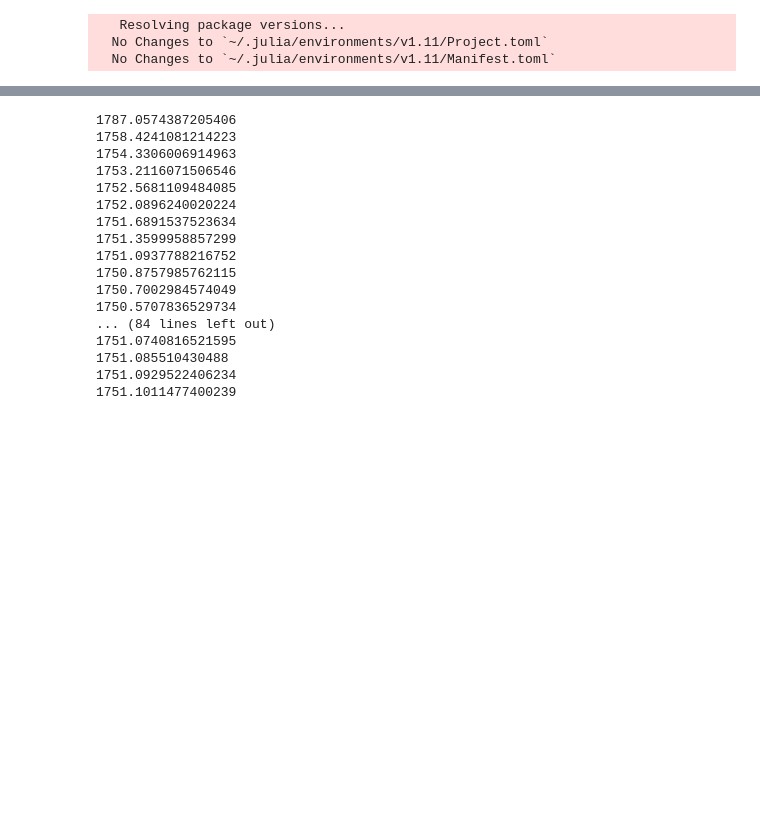
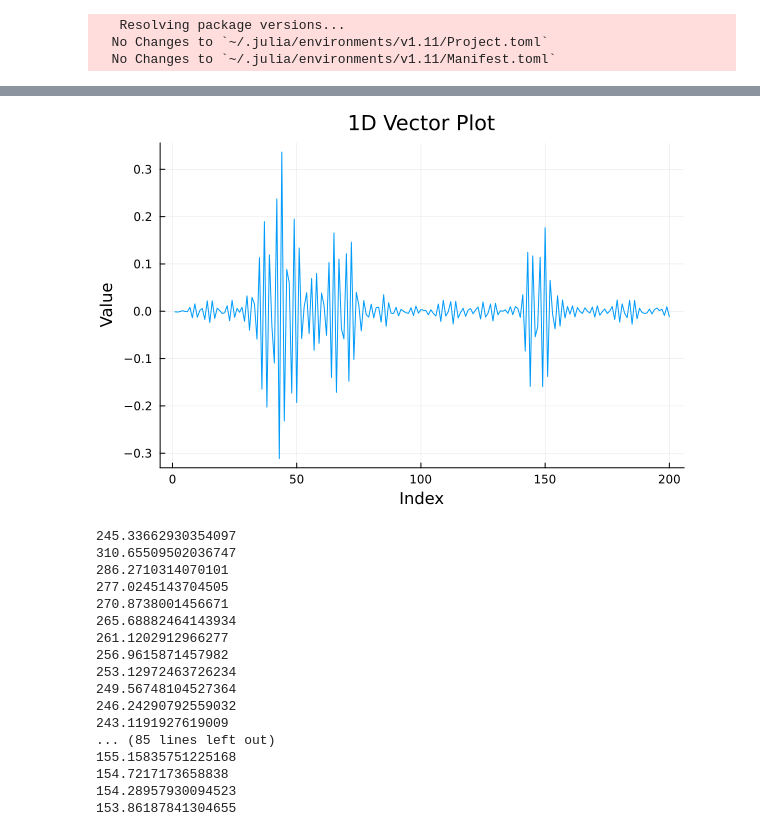
Before and after one commit to devbanthia/DataProcessing, a Jupyter notebook: cw4/DP-CW4-CIDxxxxxxxx.ipynb, the cells around one changed output, grey strips where cells are left out. Drawn from its saved outputs; the diff is of its cells as text; code cells hidden in the pictures; blank space fills up the shorter version.

```diff
--- a/cw4/DP-CW4-CIDxxxxxxxx.ipynb
+++ b/cw4/DP-CW4-CIDxxxxxxxx.ipynb
@@ -292,3 +348,7 @@ plot(p1)
+# %%
+plot(clean_signal, title="1D Vector Plot", xlabel="Index", ylabel="Value", legend=false)
+# %% [output]
+[figure, added]
 # %%
 using LinearAlgebra
 
@@ -301,7 +361,7 @@ Z1 = A.Q13_data_Z1
 Z2 = A.Q13_data_Z2
 alpha = A.Q13_data_alpha
 
-alpha = 0.5
+# alpha = 0.5
 
 
 function update_W1(Z1, X)
@@ -319,8 +379,13 @@ function update_W2(Z2, X1)
     return W2, grad_W2
 end
 
-function update_X1(Z1)
-    return  max.(Z1, 0)
+function update_X1(W2, Z2, Z1)
+
+    X1 = pinv(W2'*W2 + I)*(W2'*Z2 - max.(Z1, 0))
+
+    grad_X1 = norm((W2' * Z2) - (W2' * W2 * X1) + X1 - max.(Z1, 0))
+
+    return X1, grad_X1
 end
 
 
@@ -335,7 +400,7 @@ function proximal_relu_matrix(a::AbstractMatrix, b::AbstractMatrix, λ::Real)
 
             return (a_ij + λ * b_ij) / (1 + λ)
 
-        elseif (-a_ij <= λ * b_ij) && (λ * b_ij < threshold) && (threshold < 0)
+        elseif (-a_ij <= λ * b_ij) && (λ * b_ij <= threshold) && (threshold < 0)
             return b_ij
 
         elseif term < 0
@@ -350,7 +415,7 @@ end
 
 W1, grad_W1 = update_W1(Z1, X)
 W2, grad_W2 = update_W2(Z2, X1)
-X1 = update_X1(Z1)
+X1, grad_X1 = update_X1(W2, Z2, Z1)
 
 a = y
 b = W2*X1
@@ -366,13 +431,15 @@ Z1 = proximal_relu_matrix(a::AbstractMatrix, b::AbstractMatrix, alpha)
 function BCD(Z1, X, Z2, X1, W1, W2, alpha, y)
 
     for i in 1:100
-        println(norm(y-max.(Z2, 0)))
         W1, grad_W1 = update_W1(Z1, X)
         W2, grad_W2 = update_W1(Z2, X1)
-        X1 = update_X1(Z1)
+        X1, grad_X1 = update_X1(W2, Z2, Z1)
+        println(norm(grad_X1))
+
         a = y
         b = W2*X1
         Z2 = proximal_relu_matrix(a, b, alpha)
+
         a = X1
         b = W1*X
         Z1 = proximal_relu_matrix(a::AbstractMatrix, b::AbstractMatrix, alpha)
@@ -381,22 +448,23 @@ function BCD(Z1, X, Z2, X1, W1, W2, alpha, y)
 
 end
 
+println(norm(X))
 BCD(Z1, X, Z2, X1, W1, W2, alpha, y)
 # %% [output]
-1787.0574387205406
-1758.4241081214223
-1754.3306006914963
-1753.2116071506546
-1752.5681109484085
-1752.0896240020224
-1751.6891537523634
-1751.3599958857299
-1751.0937788216752
-1750.8757985762115
-1750.7002984574049
-1750.5707836529734
-... (84 lines left out)
-1751.0740816521595
-1751.085510430488
-1751.0929522406234
-1751.1011477400239
+245.33662930354097
+310.65509502036747
+286.2710314070101
+277.0245143704505
+270.8738001456671
+265.68882464143934
+261.1202912966277
+256.9615871457982
+253.12972463726234
+249.56748104527364
+246.24290792559032
+243.1191927619009
+... (85 lines left out)
+155.15835751225168
+154.7217173658838
+154.28957930094523
+153.86187841304655
```
Also changed, not shown: parts of 2 cells of this notebook, 2 other files.
